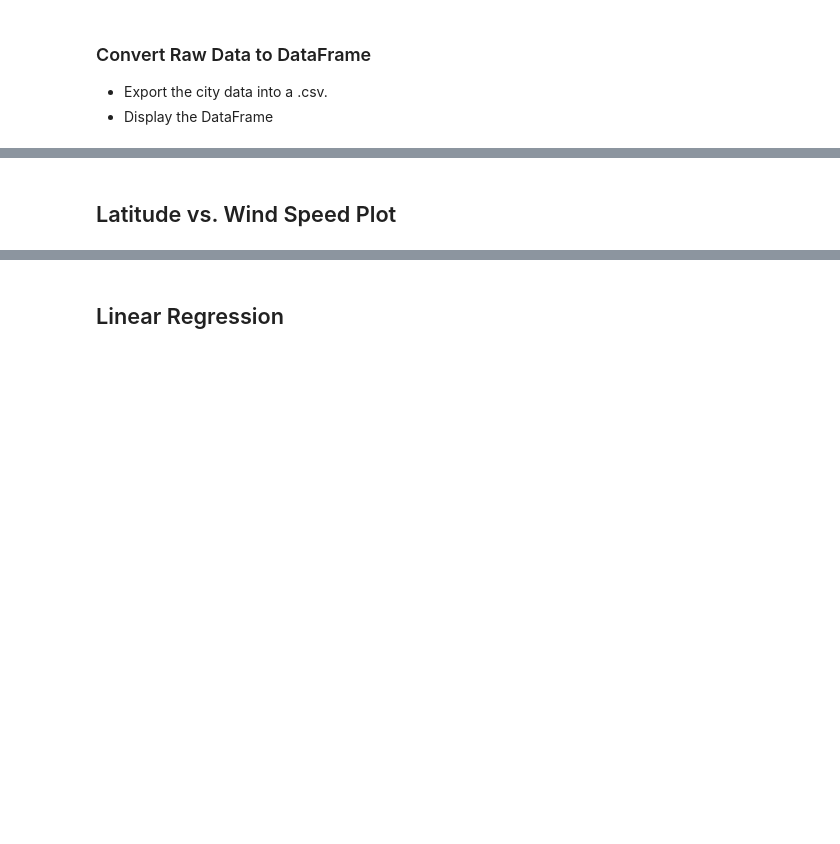
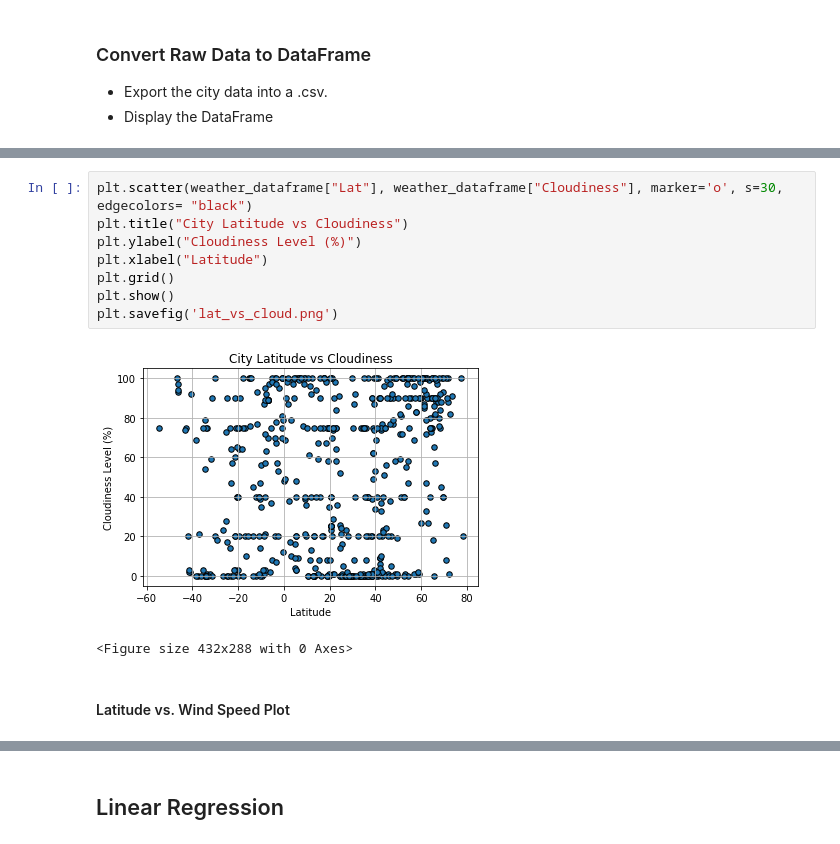
Before and after one commit to eggsnbacon97/python-api-challenge, a Jupyter notebook: WeatherPy.ipynb, the cells around one changed output, grey strips where cells are left out. Saved outputs shown, nothing was run; the diff lists cells and outputs as text; blank space fills up the shorter version.

```diff
--- a/WeatherPy.ipynb
+++ b/WeatherPy.ipynb
@@ -207,2 +201,13 @@ Int64Index([], dtype='int64')
+# %%
+plt.scatter(weather_dataframe["Lat"], weather_dataframe["Cloudiness"], marker='o', s=30, edgecolors= "black")
+plt.title("City Latitude vs Cloudiness")
+plt.ylabel("Cloudiness Level (%)")
+plt.xlabel("Latitude")
+plt.grid()
+plt.show()
+plt.savefig('lat_vs_cloud.png')
+# %% [output]
+[figure, added]
+<Figure size 432x288 with 0 Axes>
 # %% [markdown]
-## Latitude vs. Wind Speed Plot
+#### Latitude vs. Wind Speed Plot
```
Also changed, not shown: parts of 41 cells of this notebook, 10 other files.
